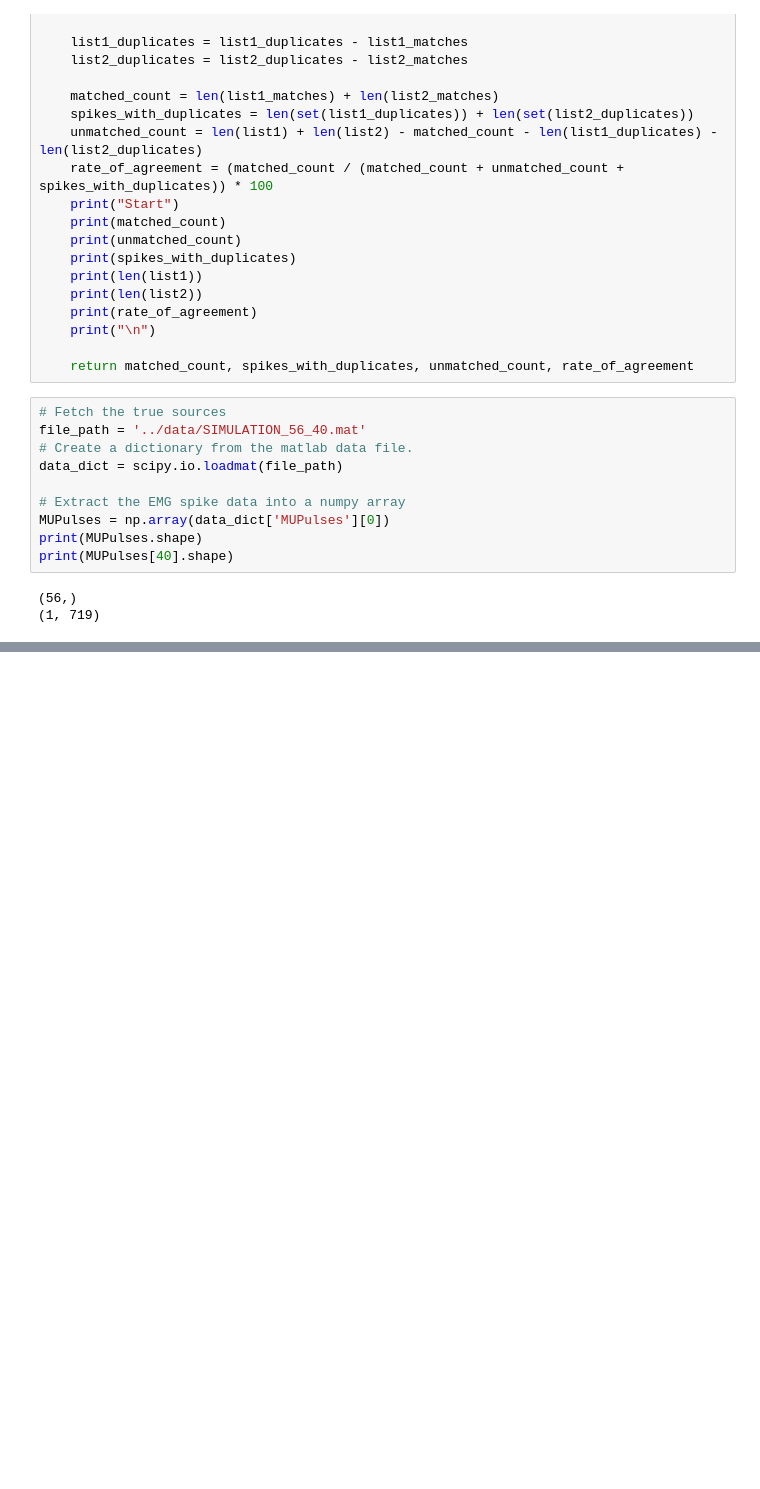
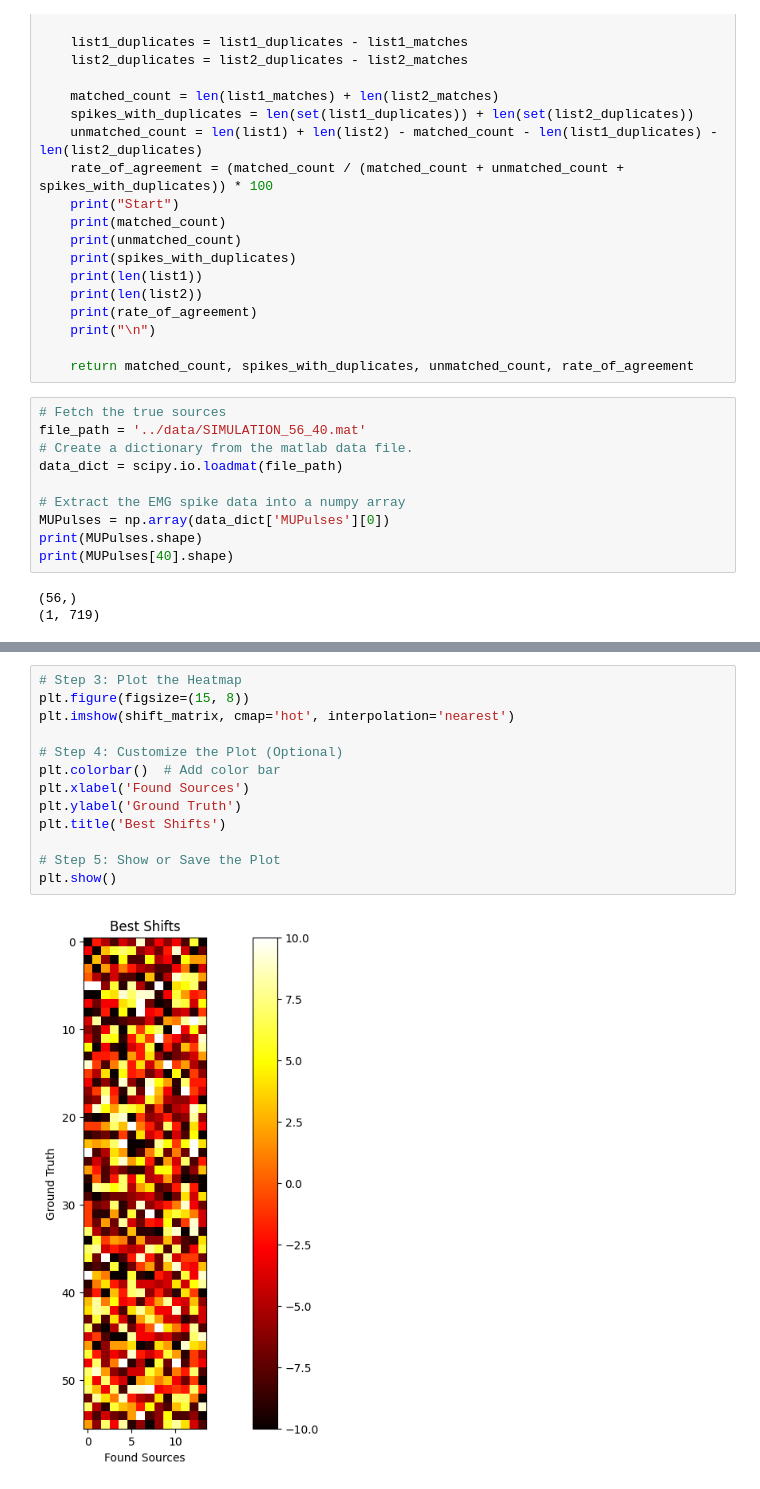
Before and after one commit to DanielFasel/realtime-emg-batch-decomposition, a Jupyter notebook: algorithm_evaluation/batch_decomp_algorithm_comparision.ipynb, the cells around one changed output, grey strips where cells are left out. Saved outputs shown, nothing was run; the diff lists cells and outputs as text; blank space fills up the shorter version.

```diff
--- a/algorithm_evaluation/batch_decomp_algorithm_comparision.ipynb
+++ b/algorithm_evaluation/batch_decomp_algorithm_comparision.ipynb
@@ -335,0 +306,15 @@ print(roa_matrix)
+# %%
+# Step 3: Plot the Heatmap
+plt.figure(figsize=(15, 8))
+plt.imshow(shift_matrix, cmap='hot', interpolation='nearest')
+
+# Step 4: Customize the Plot (Optional)
+plt.colorbar()  # Add color bar
+plt.xlabel('Found Sources')
+plt.ylabel('Ground Truth')
+plt.title('Best Shifts')
+
+# Step 5: Show or Save the Plot
+plt.show()
+# %% [output]
+[figure, added]
```
Also changed, not shown: parts of 15 cells of this notebook, 17 other files.
